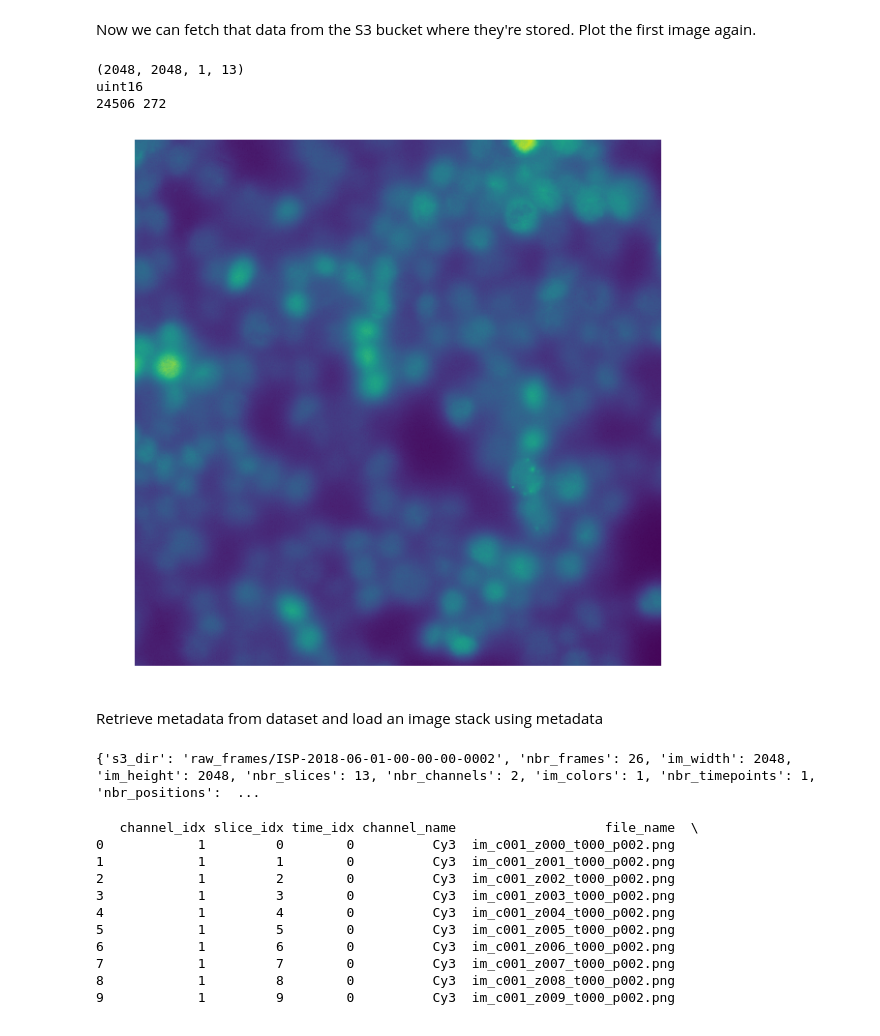
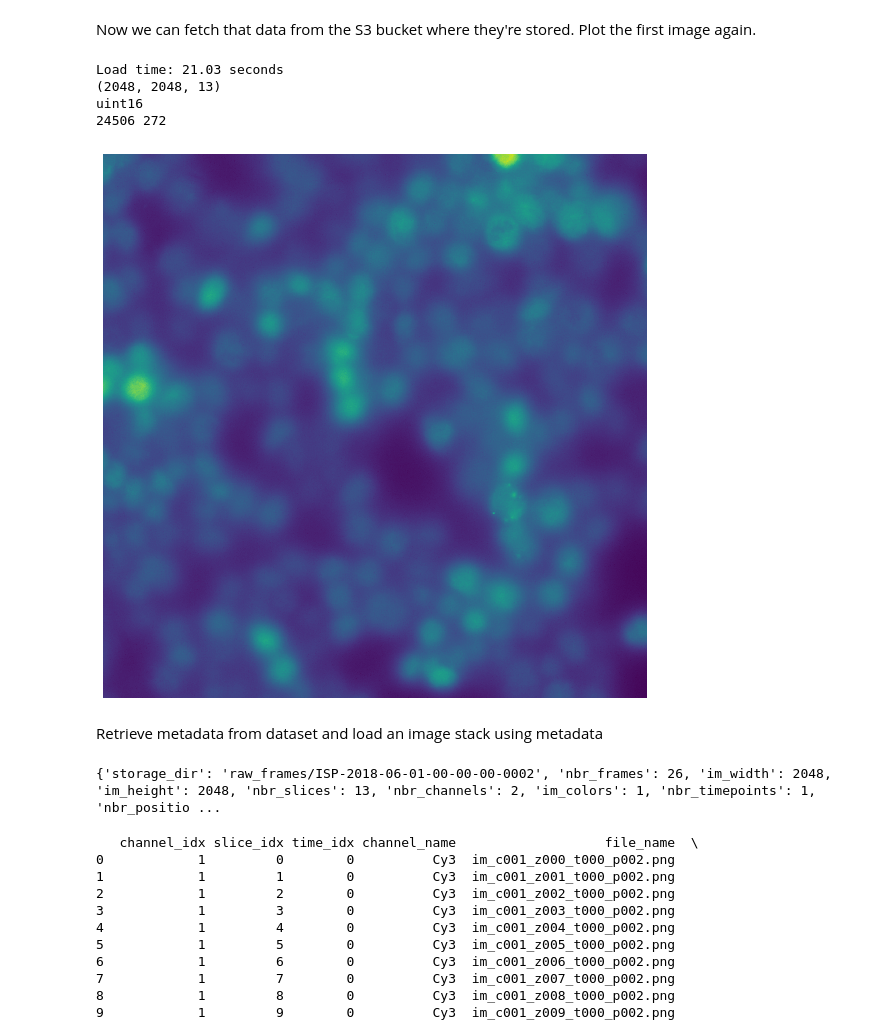
Before and after one commit to jennyfolkesson/imagingDB, a Jupyter notebook: notebooks/database_queries.ipynb, the cells around one changed output. Saved outputs shown, nothing was run; the diff lists cells and outputs as text; code cells hidden in the pictures.

```diff
--- a/notebooks/database_queries.ipynb
+++ b/notebooks/database_queries.ipynb
@@ -72,10 +75,10 @@ FileGlobal is the class which contains files that have been uploaded as is to S3
 # %%
 with db_ops.session_scope(credentials_str) as session:
     files = session.query(db_ops.FileGlobal)
-    for f in files:
+    for f in files[:5]:
         # This table has a one to one mapping with Project so we can retrieve ID
         print(f.data_set.dataset_serial)
-        print("Folder location in S3 bucket:", f.s3_dir)
+        print("Folder location in storage directory:", f.storage_dir)
         print(f.metadata_json)
         print("--------")
 # %% [output]
@@ -244,7 +259,7 @@ with db_ops.session_scope(credentials_str) as session:
         .filter(db_ops.Frames.channel_name == channel_name) \
         .first()
 
-    storage_dir = first_frame.frames_global.s3_dir
+    storage_dir = first_frame.frames_global.storage_dir
     print(storage_dir)
     print(first_frame.file_name)
     file_name = first_frame.file_name
@@ -267,0 +290,12 @@ Im uint16 (2048, 2048)
+# %%
+t0 = time.time()
+data_loader = local_storage.LocalStorage(storage_dir=storage_dir)
+
+im = data_loader.get_im(file_name)
+t1 = time.time() - t0
+print("Im", im.dtype, im.shape)
+print("Load time: {:.2f} seconds".format(t1))
+plt.imshow(im)
+plt.rcParams['figure.figsize'] = [10, 10]
+plt.axis('off')
+plt.show()
@@ -309,24 +347,28 @@ im_c001_z012_t000_p001.png
 # %% [markdown]
 Now we can fetch that data from the S3 bucket where they're stored. Plot the first image again.
 # %%
+t0 = time.time()
 im_stack = data_loader.get_stack(file_names, stack_shape, bit_depth)
+t1 = time.time() - t0
+print("Load time: {:.2f} seconds".format(t1))
+# Get rid of singleton dimensions in case of grayscale images
+im_stack = np.squeeze(im_stack)
 
 print(im_stack.shape)
 print(im_stack.dtype)
 print(im_stack.max(), im_stack.min())
 
-# Get rid of singleton dimensions in case of grayscale images
-im_stack = np.squeeze(im_stack)
 
 plt.imshow(im_stack[..., 0])
 plt.rcParams['figure.figsize'] = [10, 10]
 plt.axis('off')
 plt.show()
 # %% [output]
-(2048, 2048, 1, 13)
+Load time: 21.03 seconds
+(2048, 2048, 13)
 uint16
 24506 272
-[figure, old version]
+[figure, new version]
 # %% [markdown]
 Retrieve metadata from dataset and load an image stack using metadata
 # %%
@@ -340,7 +382,7 @@ with db_ops.session_scope(credentials_str) as session:
     )
     print(global_meta)
 # %% [output]
-{'s3_dir': 'raw_frames/ISP-2018-06-01-00-00-00-0002', 'nbr_frames': 26, 'im_width': 2048, 'im_height': 2048, 'nbr_slices': 13, 'nbr_channels': 2, 'im_colors': 1, 'nbr_timepoints': 1, 'nbr_positions':  ...
+{'storage_dir': 'raw_frames/ISP-2018-06-01-00-00-00-0002', 'nbr_frames': 26, 'im_width': 2048, 'im_height': 2048, 'nbr_slices': 13, 'nbr_channels': 2, 'im_colors': 1, 'nbr_timepoints': 1, 'nbr_positio ...
 # %%
 # Print local metadata for each frame
 print(frames_meta)
```
Also changed, not shown: parts of 9 cells of this notebook, 12 other files.
